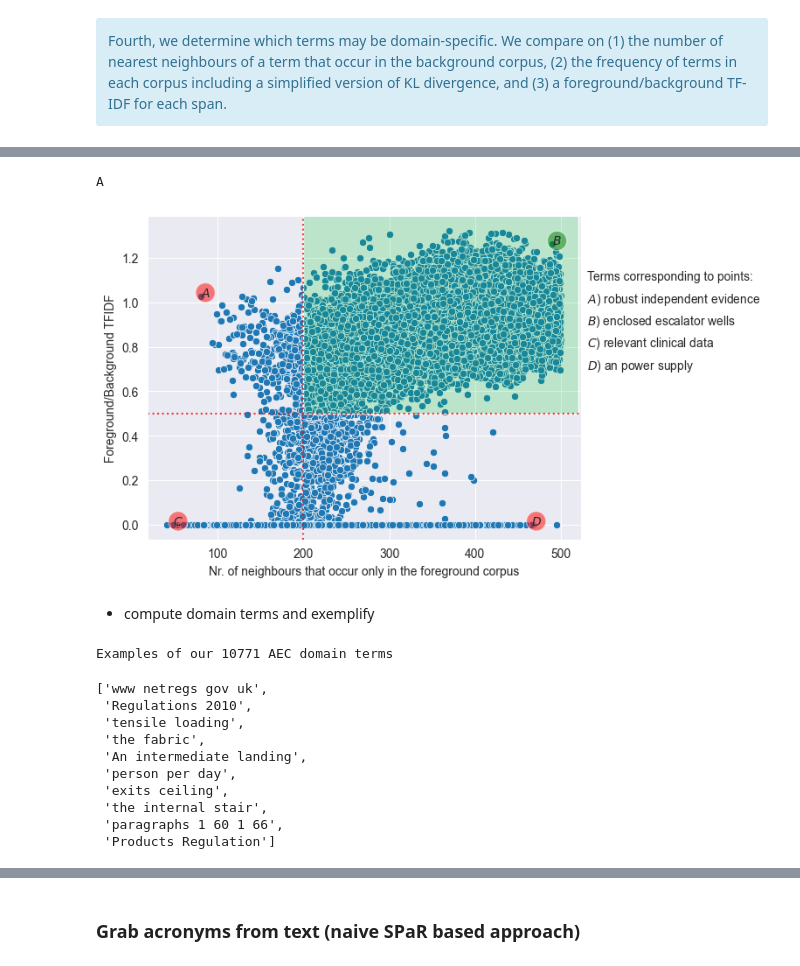
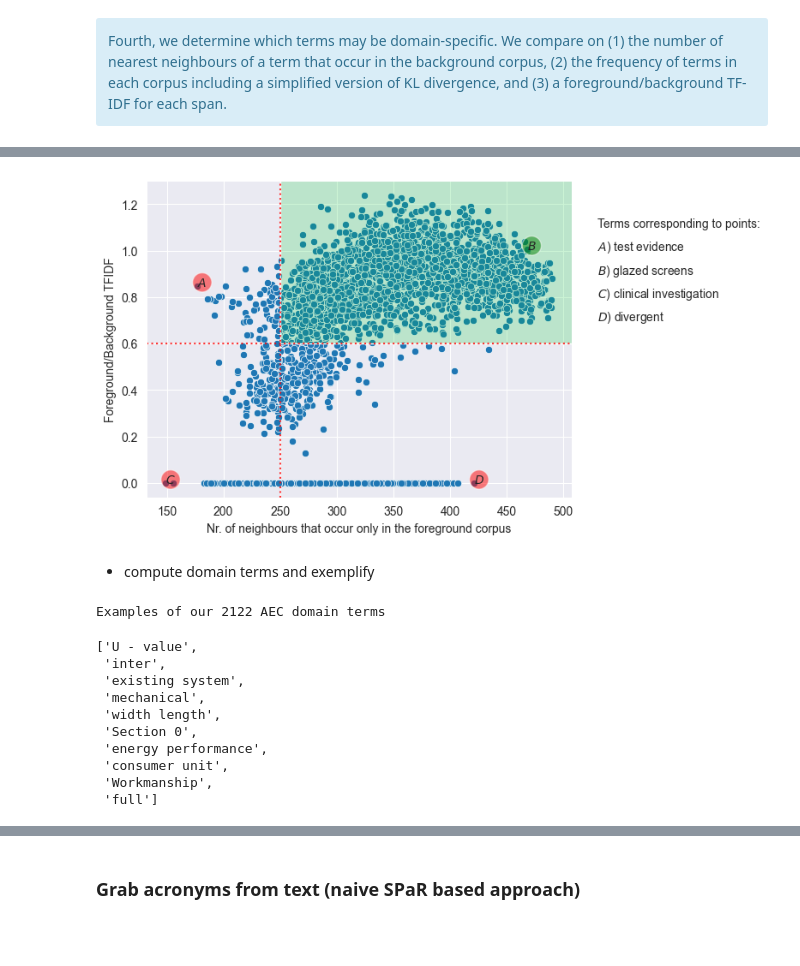
Before and after one commit to rubenkruiper/irec, a Jupyter notebook: 1. Term Extraction.ipynb, the cells around one changed output, grey strips where cells are left out. Cells and saved outputs as stored; diff of their text form; code cells hidden in the pictures; blank space fills up the shorter version.

Commit message:
need to clean code, but ran most of it with stricter span cleaning

```diff
--- a/1. Term Extraction.ipynb
+++ b/1. Term Extraction.ipynb
@@ -332,8 +350,12 @@ Total number of UNIQUE foreground terms: 44282
 # %%
 background_terms_lists = [c.NER_labels for d in background_corpus for c in d.load_document(d.output_fp).all_contents]
-background_terms = [t for t_list in background_terms_lists for t in t_list if t]
-background_terms_c = Counter(background_terms)
-print(f"Total number of background terms: {len(background_terms)}")
-print(f"Total number of UNIQUE background terms: {len(background_terms_c)}")
+background_terms_raw = [t for t_list in background_terms_lists for t in t_list if t]
+print(f"Total number of extracted background terms: {len(background_terms_raw)}")
+
+# cleaning of terms, including removal of determiners
+cleaned_background_terms, cleaned_background_terms_c  = run_filters(background_terms_raw)
+
+print(f"Total number of cleaned background terms: {len(cleaned_background_terms)}")
+print(f"Total number of UNIQUE background terms: {len(cleaned_background_terms_c)}")
 background_terms_c.most_common(10)
 # %% [output]
@@ -376,4 +378,0 @@ def run_filters(input_counter):
-# %%
-cleaned_foreground_terms_c = run_filters(foreground_terms_c)
-print(len(cleaned_foreground_terms_c))
-cleaned_foreground_terms_c.most_common(10)
@@ -392,4 +378,0 @@ cleaned_foreground_terms_c.most_common(10)
-# %%
-cleaned_background_terms_c = run_filters(background_terms_c)
-print(len(cleaned_background_terms_c))
-cleaned_background_terms_c.most_common(10)
@@ -776,5 +739,5 @@ For now, we'll assume that general background domain terms have:
 # %%
-min_TFIDF_value = 0.5
-min_num_foreground_neighbours = 200
+min_TFIDF_value = 0.6
+min_num_foreground_neighbours = 250
 # %%
 # Example terms VERY TOP LEFT of the plot (expectinggeneral domain)
@@ -824,7 +788,3 @@ span_features_df.loc[bottom & right]
-# %%
-print(chr(97 + 0).upper())
-# %% [output]
-A
 # %%
 # We'll save the plot as a figure with example terms
 fig = plt.figure()
@@ -835,38 +795,38 @@ axes = sns.scatterplot(x="num_foreground_neighbours",
 
 axes.set_xlabel("Nr. of neighbours that occur only in the foreground corpus")
 axes.set_ylabel("Foreground/Background TFIDF")
 
 axes.axhline(y=min_TFIDF_value, color=(1,0,0,.8), linestyle='dotted')
 axes.axvline(x=min_num_foreground_neighbours, color=(1,0,0,.8), linestyle='dotted')
 
-topleft_term = "robust independent evidence"
-topright_term = "enclosed escalator wells"
-bottomleft_term = "relevant clinical data"
-bottomright_term = "an power supply"
+topleft_term = "test evidence"
+topright_term = "glazed screens"
+bottomleft_term = "clinical investigation"
+bottomright_term = "divergent"
 
 plt.text(530, 1.1, "Terms corresponding to points:", fontsize = 10)
 for idx, term in enumerate([topleft_term, topright_term, bottomleft_term, bottomright_term]):
     x = span_features_df["num_foreground_neighbours"][term]
     y = span_features_df["TFIDF_fore_back"][term]
     colour = "green" if (x > min_num_foreground_neighbours and y > min_TFIDF_value) else "red"
     plt.text(x, y, f"${chr(97 + idx).upper()}$", fontsize = 10, bbox = dict(facecolor=colour,
                                                                             boxstyle='circle',
                                                                             alpha = 0.5))
     plt.text(530, 1 - (.1 * idx), f"${chr(97 + idx).upper()}$) " + term, fontsize = 10)
 
 
 # Create a Rectangle patch
 rect = Rectangle((min_num_foreground_neighbours, min_TFIDF_value),
                  520 - min_num_foreground_neighbours,
                  1.4 - min_TFIDF_value, facecolor=(0,0.8,0.2,0.2))
 # Add the patch to the Axes
 axes.add_patch(rect)
 fig.savefig(embedding_output_fp.joinpath("plot.jpg"), dpi=300, bbox_inches = "tight") #save as jpg
 
 # we'll also save span_features_df for reuse elsewhere
 span_features_df.to_csv(embedding_output_fp.joinpath("span_features.csv"))
 # %% [output]
-[figure, old version]
+[figure, new version]
 # %% [markdown]
 * compute domain terms and exemplify
 # %%
@@ -881,20 +841,22 @@ for term in span_df_dict.keys():
 with open(embedding_output_fp.joinpath("span_domain_ood_dict.json"), 'w') as f:
     json.dump(span_df_dict, f)
 # %%
-print(f"Examples of our {len(domain_terms)} AEC domain terms")
-random.sample(domain_terms.index.tolist(), 10)
+
+domain_unique = list(set(domain_terms.index.tolist()))
+print(f"Examples of our {len(domain_unique)} AEC domain terms")
+random.sample(domain_unique, 10)
 # %% [output]
-Examples of our 10771 AEC domain terms
+Examples of our 2122 AEC domain terms
-['www netregs gov uk',
- 'Regulations 2010',
- 'tensile loading',
- 'the fabric',
- 'An intermediate landing',
- 'person per day',
- 'exits ceiling',
- 'the internal stair',
- 'paragraphs 1 60 1 66',
- 'Products Regulation']
+['U - value',
+ 'inter',
+ 'existing system',
+ 'mechanical',
+ 'width length',
+ 'Section 0',
+ 'energy performance',
+ 'consumer unit',
+ 'Workmanship',
+ 'full']
 # %%
 print(f"Examples of our {len(ood_terms)} general domain terms")
 random.sample(ood_terms.index.tolist(), 10)
```
Also changed, not shown: parts of 37 cells of this notebook, 5 other files.
